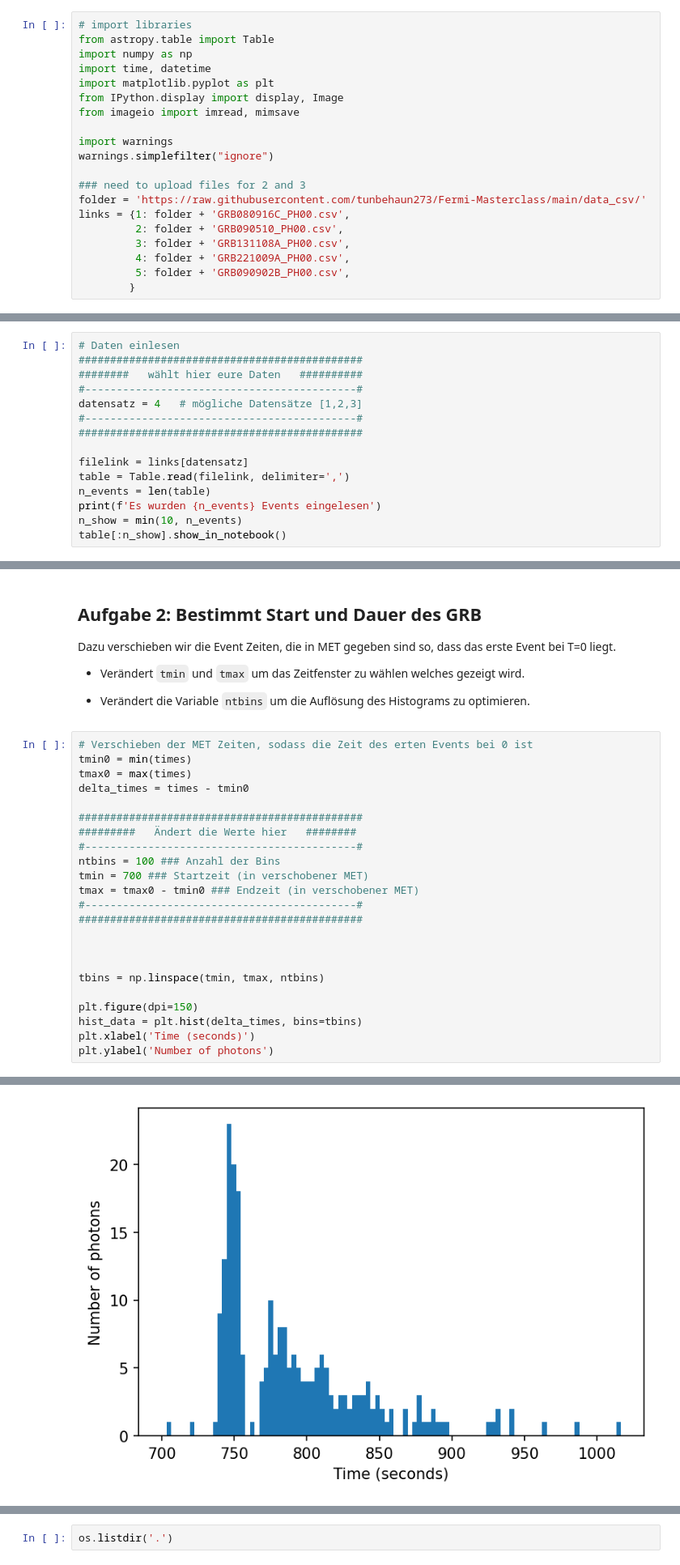
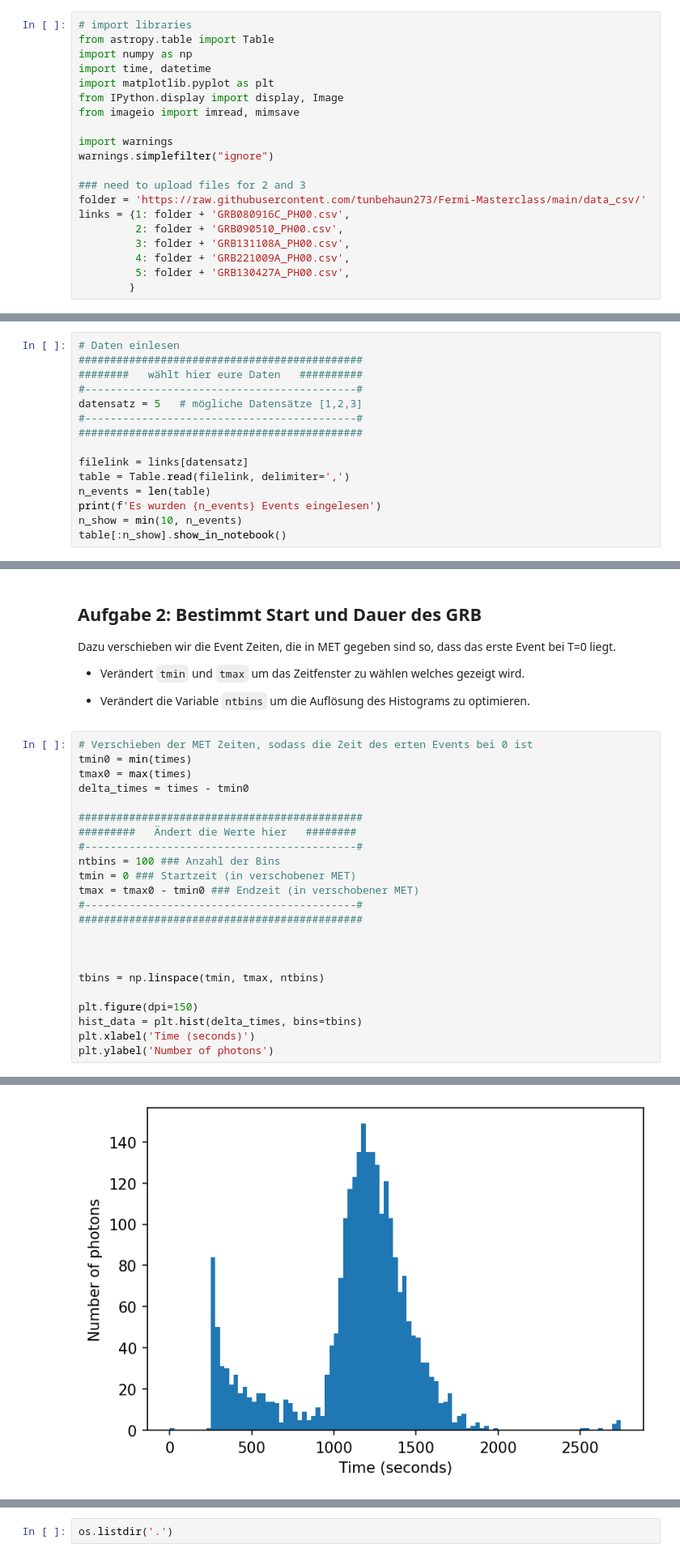
Before and after one commit to tunbehaun273/Fermi-Masterclass, a Jupyter notebook: Notebooks/FermiMasterclass_FAU_GRB-analysis_test.ipynb, the cells around one changed output, grey strips where cells are left out. Shown at 81% size. Drawn from its saved outputs; the diff is of its cells as text.

```diff
--- a/Notebooks/FermiMasterclass_FAU_GRB-analysis_test.ipynb
+++ b/Notebooks/FermiMasterclass_FAU_GRB-analysis_test.ipynb
@@ -86,7 +86,7 @@ links = {1: folder + 'GRB080916C_PH00.csv',
          2: folder + 'GRB090510_PH00.csv',
          3: folder + 'GRB131108A_PH00.csv',
          4: folder + 'GRB221009A_PH00.csv',
-         5: folder + 'GRB090902B_PH00.csv',
+         5: folder + 'GRB130427A_PH00.csv',
         }
 # %% [markdown]
 We first define a function which converts MET data which is in seconds to a date and time based on a reference time
@@ -121,7 +121,7 @@ As you can see, the current date and the date obtained by applying the function
 #############################################
 ########   wählt hier eure Daten   ##########
 #-------------------------------------------#
-datensatz = 4   # mögliche Datensätze [1,2,3]
+datensatz = 5   # mögliche Datensätze [1,2,3]
 #-------------------------------------------#
 #############################################
 
@@ -197,26 +197,26 @@ Dazu verschieben wir die Event Zeiten, die in MET gegeben sind so, dass das erst
 # %%
 # Verschieben der MET Zeiten, sodass die Zeit des erten Events bei 0 ist
 tmin0 = min(times)
 tmax0 = max(times)
 delta_times = times - tmin0
 
 #############################################
 #########   Ändert die Werte hier   ########
 #-------------------------------------------#
 ntbins = 100 ### Anzahl der Bins
-tmin = 700 ### Startzeit (in verschobener MET)
+tmin = 0 ### Startzeit (in verschobener MET)
 tmax = tmax0 - tmin0 ### Endzeit (in verschobener MET)
 #-------------------------------------------#
 #############################################
 
 
 
 tbins = np.linspace(tmin, tmax, ntbins)
 
 plt.figure(dpi=150)
 hist_data = plt.hist(delta_times, bins=tbins)
 plt.xlabel('Time (seconds)')
 plt.ylabel('Number of photons')
 # %% [output]
 Text(0, 0.5, 'Number of photons')
-[figure, old version]
+[figure, new version]
```
Also changed, not shown: parts of 8 cells of this notebook, 3 other files.
